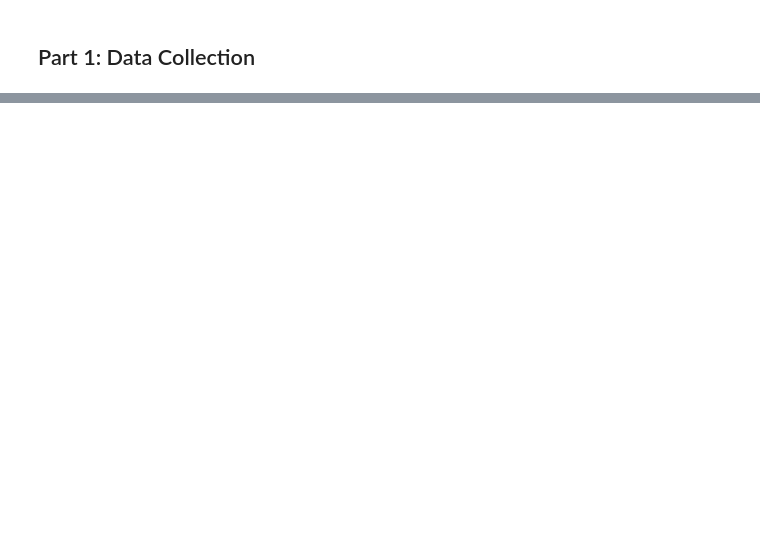
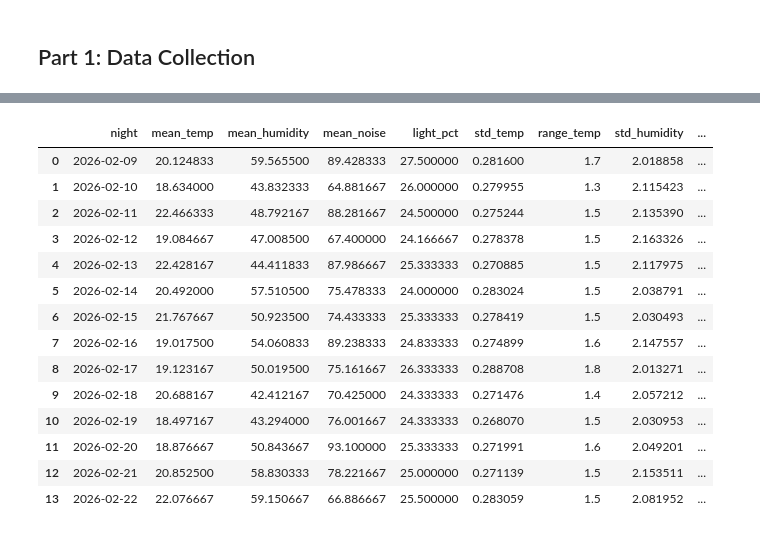
Before and after one commit to ya325icacuk/iot-sleep-environment-coursework, a Jupyter notebook: notebooks/sleep_analysis.ipynb, the cells around one changed output, grey strips where cells are left out. Saved outputs shown, nothing was run; the diff lists cells and outputs as text; code cells hidden in the pictures; blank space fills up the shorter version.

```diff
--- a/notebooks/sleep_analysis.ipynb
+++ b/notebooks/sleep_analysis.ipynb
@@ -260,0 +312,71 @@ Unlike the sensor and air quality data which were collected programmatically, th
+# %%
+# Part 2 imports
+import pandas as pd
+import numpy as np
+import os
+from scipy import stats
+import seaborn as sns
+import matplotlib.pyplot as plt
+import statsmodels.api as sm
+
+DATA_DIR = os.path.join(os.path.dirname(os.getcwd()), "data")
+
+# ── Load bedroom sensor data ──
+sensors = pd.read_csv(os.path.join(DATA_DIR, "bedroom_sensors.csv"))
+sensors["timestamp"] = pd.to_datetime(sensors["timestamp"])
+
+# Assign each reading to a "night" date (readings after midday belong to that date;
+# readings before midday belong to the previous date, i.e. the night that started the evening before)
+sensors["night"] = sensors["timestamp"].apply(
+    lambda t: t.date() if t.hour >= 12 else (t - pd.Timedelta(days=1)).date()
+)
+
+# ── Compute nightly means for bedroom sensors ──
+sensor_means = sensors.groupby("night").agg(
+    mean_temp=("temperature_c", "mean"),
+    mean_humidity=("humidity_pct", "mean"),
+    mean_noise=("sound_avg", "mean"),
+).reset_index()
+
+# ── Compute light exposure as percentage of readings with light detected ──
+light_pct = sensors.groupby("night").agg(
+    light_pct=("light_detected", lambda x: x.mean() * 100),
+).reset_index()
+
+# ── Compute nightly variability for bedroom sensors (excluding light, which is binary) ──
+sensor_variability = sensors.groupby("night").agg(
+    std_temp=("temperature_c", "std"),
+    range_temp=("temperature_c", lambda x: x.max() - x.min()),
+    std_humidity=("humidity_pct", "std"),
+    range_humidity=("humidity_pct", lambda x: x.max() - x.min()),
+    std_noise=("sound_avg", "std"),
+    range_noise=("sound_avg", lambda x: x.max() - x.min()),
+).reset_index()
+
+# ── Load and aggregate air quality data ──
+air = pd.read_csv(os.path.join(DATA_DIR, "breathe_london_air_quality.csv"))
+air.columns = ["timestamp", "pm25", "no2"]
+air["timestamp"] = pd.to_datetime(air["timestamp"], utc=True)
+air["night"] = air["timestamp"].apply(
+    lambda t: t.date() if t.hour >= 12 else (t - pd.Timedelta(days=1)).date()
+)
+
+air_means = air.groupby("night").agg(
+    mean_pm25=("pm25", "mean"),
+    mean_no2=("no2", "mean"),
+).reset_index()
+
+# ── Load sleep data ──
+sleep = pd.read_csv(os.path.join(DATA_DIR, "ultrahuman_sleep_data.csv"))
+sleep["night"] = pd.to_datetime(sleep["Date"]).dt.date
+
+# ── Merge all sources into a single analysis dataset ──
+df = sensor_means.merge(light_pct, on="night")
+df = df.merge(sensor_variability, on="night")
+df = df.merge(air_means, on="night")
+df = df.merge(sleep, on="night")
+df = df.drop(columns=["Date"])
+
+print(f"Analysis dataset: {len(df)} nights x {len(df.columns)} columns\n")
+df
+# %% [output]
@@ -260,0 +384,15 @@ Unlike the sensor and air quality data which were collected programmatically, th
+|  | night | mean_temp | mean_humidity | mean_noise | light_pct | std_temp | range_temp | std_humidity | ... |
+| 0 | 2026-02-09 | 20.124833 | 59.565500 | 89.428333 | 27.500000 | 0.281600 | 1.7 | 2.018858 | ... |
+| 1 | 2026-02-10 | 18.634000 | 43.832333 | 64.881667 | 26.000000 | 0.279955 | 1.3 | 2.115423 | ... |
+| 2 | 2026-02-11 | 22.466333 | 48.792167 | 88.281667 | 24.500000 | 0.275244 | 1.5 | 2.135390 | ... |
+| 3 | 2026-02-12 | 19.084667 | 47.008500 | 67.400000 | 24.166667 | 0.278378 | 1.5 | 2.163326 | ... |
+| 4 | 2026-02-13 | 22.428167 | 44.411833 | 87.986667 | 25.333333 | 0.270885 | 1.5 | 2.117975 | ... |
+| 5 | 2026-02-14 | 20.492000 | 57.510500 | 75.478333 | 24.000000 | 0.283024 | 1.5 | 2.038791 | ... |
+| 6 | 2026-02-15 | 21.767667 | 50.923500 | 74.433333 | 25.333333 | 0.278419 | 1.5 | 2.030493 | ... |
+| 7 | 2026-02-16 | 19.017500 | 54.060833 | 89.238333 | 24.833333 | 0.274899 | 1.6 | 2.147557 | ... |
+| 8 | 2026-02-17 | 19.123167 | 50.019500 | 75.161667 | 26.333333 | 0.288708 | 1.8 | 2.013271 | ... |
+| 9 | 2026-02-18 | 20.688167 | 42.412167 | 70.425000 | 24.333333 | 0.271476 | 1.4 | 2.057212 | ... |
+| 10 | 2026-02-19 | 18.497167 | 43.294000 | 76.001667 | 24.333333 | 0.268070 | 1.5 | 2.030953 | ... |
+| 11 | 2026-02-20 | 18.876667 | 50.843667 | 93.100000 | 25.333333 | 0.271991 | 1.6 | 2.049201 | ... |
+| 12 | 2026-02-21 | 20.852500 | 58.830333 | 78.221667 | 25.000000 | 0.271139 | 1.5 | 2.153511 | ... |
+| 13 | 2026-02-22 | 22.076667 | 59.150667 | 66.886667 | 25.500000 | 0.283059 | 1.5 | 2.081952 | ... |
```
Also changed, not shown: parts of 25 cells of this notebook, 3 other files.
